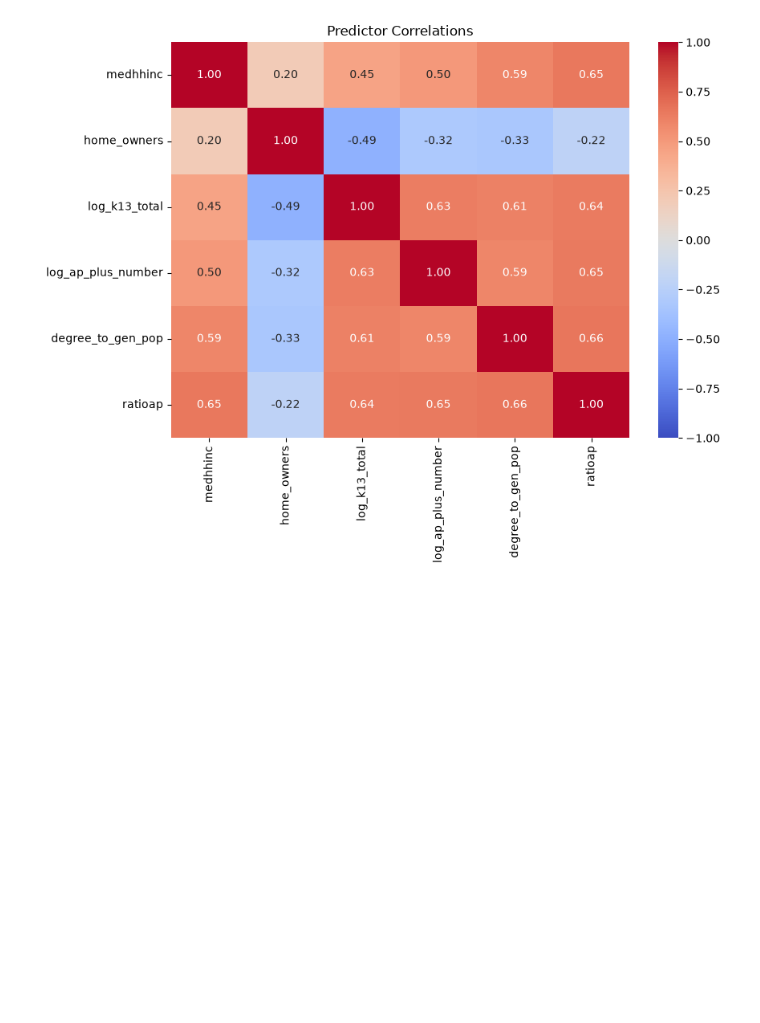
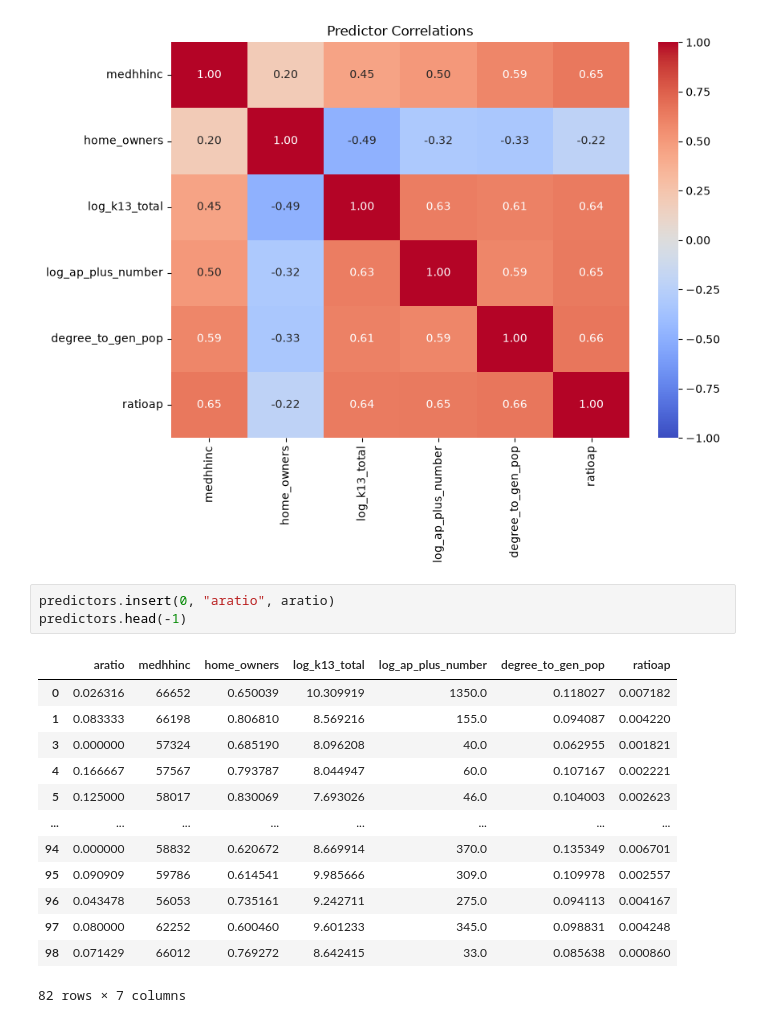
Before and after one commit to Felyons/DTSC-2302-Group-20, a Jupyter notebook: model_testing.ipynb, the cells around one changed output. Drawn from its saved outputs; the diff is of its cells as text; blank space fills up the shorter version.

```diff
--- a/model_testing.ipynb
+++ b/model_testing.ipynb
@@ -277,3 +277,20 @@ plt.show()
 # %% [output]
 [figure]
 [figure]
+# %%
+predictors.insert(0, "aratio", aratio)
+predictors.head(-1)
+# %% [output]
+|  | aratio | medhhinc | home_owners | log_k13_total | log_ap_plus_number | degree_to_gen_pop | ratioap |
+| 0 | 0.026316 | 66652 | 0.650039 | 10.309919 | 1350.0 | 0.118027 | 0.007182 |
+| 1 | 0.083333 | 66198 | 0.806810 | 8.569216 | 155.0 | 0.094087 | 0.004220 |
+| 3 | 0.000000 | 57324 | 0.685190 | 8.096208 | 40.0 | 0.062955 | 0.001821 |
+| 4 | 0.166667 | 57567 | 0.793787 | 8.044947 | 60.0 | 0.107167 | 0.002221 |
+| 5 | 0.125000 | 58017 | 0.830069 | 7.693026 | 46.0 | 0.104003 | 0.002623 |
+| ... | ... | ... | ... | ... | ... | ... | ... |
+| 94 | 0.000000 | 58832 | 0.620672 | 8.669914 | 370.0 | 0.135349 | 0.006701 |
+| 95 | 0.090909 | 59786 | 0.614541 | 9.985666 | 309.0 | 0.109978 | 0.002557 |
+| 96 | 0.043478 | 56053 | 0.735161 | 9.242711 | 275.0 | 0.094113 | 0.004167 |
+| 97 | 0.080000 | 62252 | 0.600460 | 9.601233 | 345.0 | 0.098831 | 0.004248 |
+| 98 | 0.071429 | 66012 | 0.769272 | 8.642415 | 33.0 | 0.085638 | 0.000860 |
+82 rows × 7 columns
```
Also changed, not shown: parts of 11 cells of this notebook, 5 other files.
